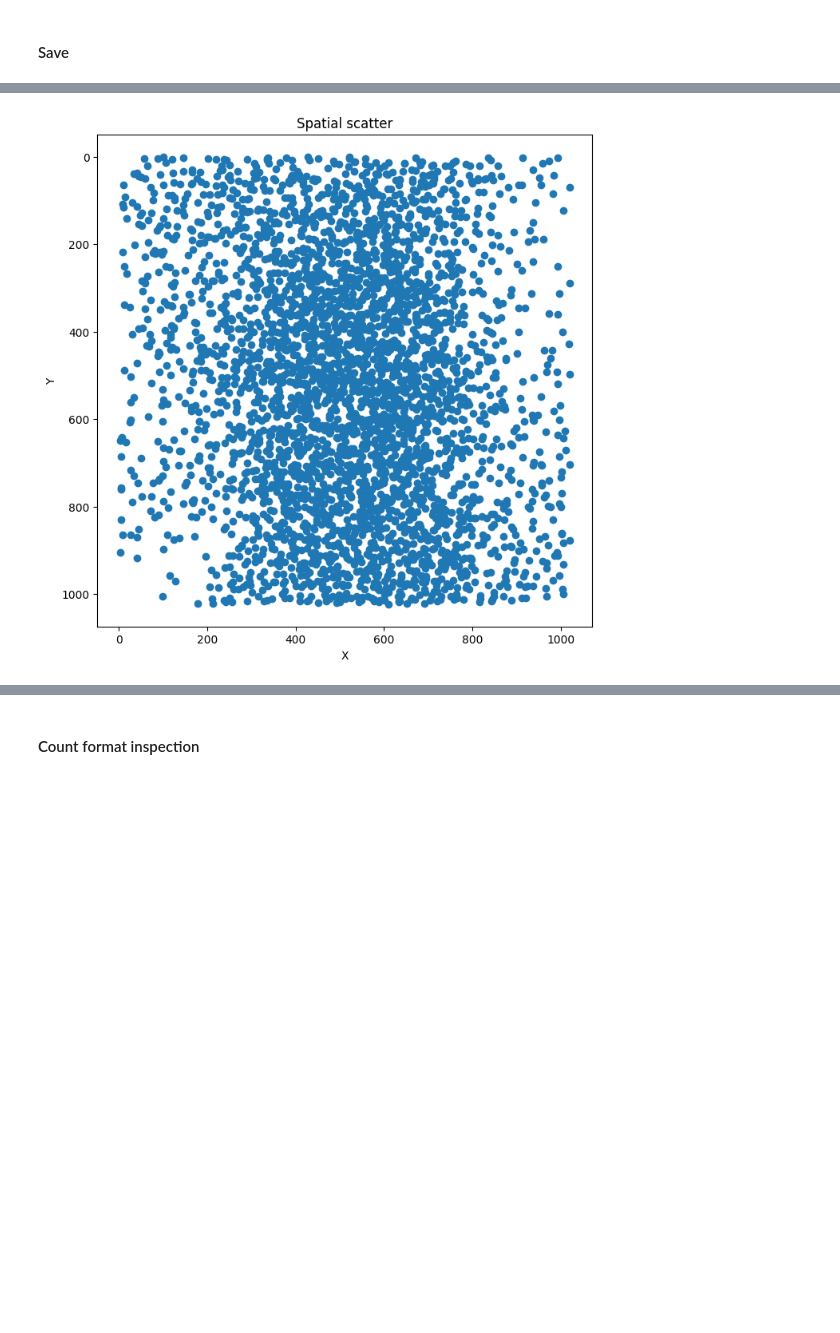
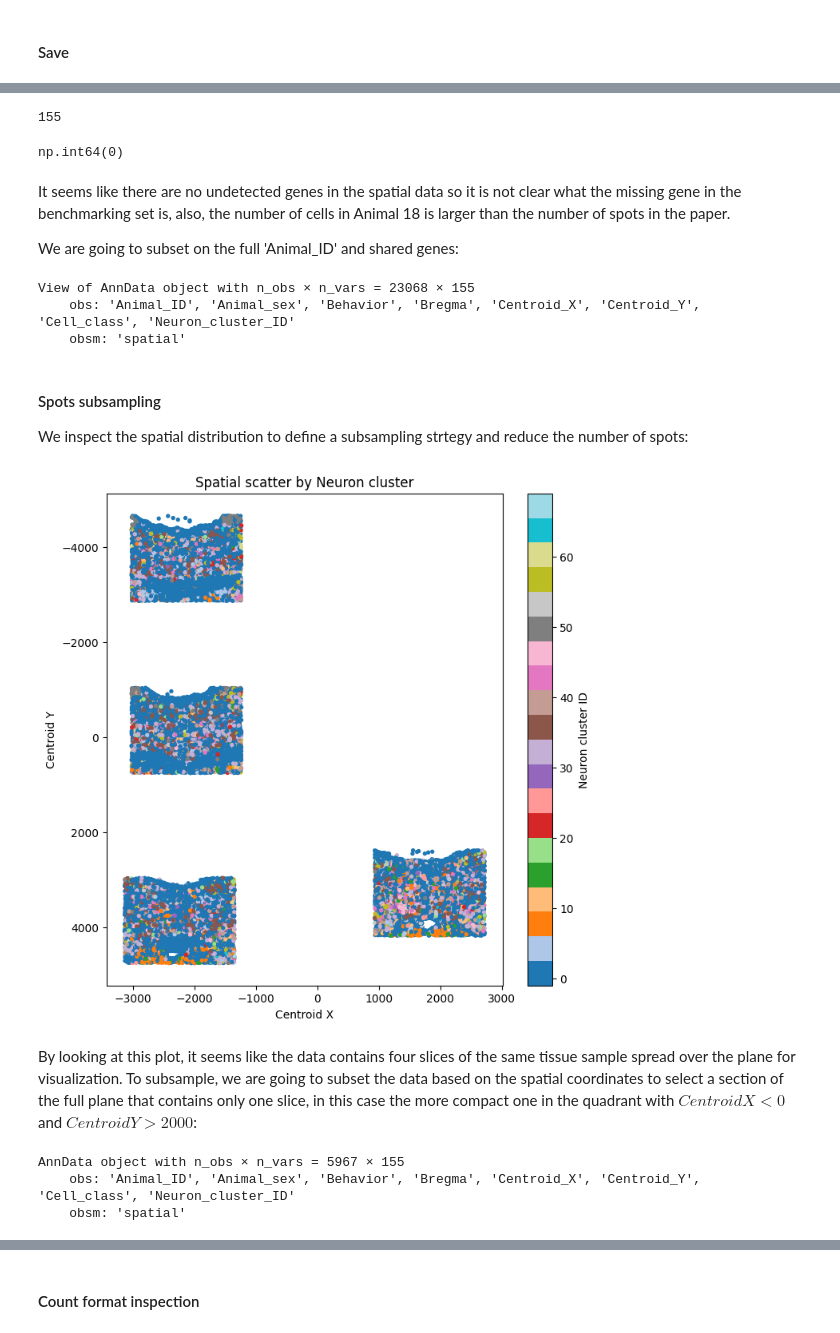
Before and after one commit to enric-bazz/tangramlit_dev, a Jupyter notebook: Notebooks/dataset3_data_pp.ipynb, the cells around one changed output, grey strips where cells are left out. Saved outputs shown, nothing was run; the diff lists cells and outputs as text; code cells hidden in the pictures; blank space fills up the shorter version.

```diff
--- a/Notebooks/dataset3_data_pp.ipynb
+++ b/Notebooks/dataset3_data_pp.ipynb
@@ -230 +235,7 @@ seqfish_coords.columns = ["X", "Y", "Label"]  # name columns
+# %%
+# Read csv
+merfish_df = pd.read_csv(data_path + "merfish_all_cells_counts_meta.csv", header=0, index_col=0)  # Cell_ID column as index
+metadata_cols = ['Animal_ID','Animal_sex','Behavior','Bregma','Centroid_X','Centroid_Y','Cell_class','Neuron_cluster_ID']
+metadata_df = merfish_df[metadata_cols]
+expression_df = merfish_df.drop(columns=metadata_cols)
 # %%
@@ -254,10 +266,10 @@ Shape matches the one in the benchmarking paper exactly.
 # %%
 # Create anndata
 adata_st = ad.AnnData(
-    seqfish_counts.T,  # transpose counts df
-    obs=seqfish_coords,
+    expression_df,
+    obs=metadata_df,
 )
-# set spatial coordinates
-adata_st.obsm['spatial'] = adata_st.obs[['X', 'Y']].to_numpy()
+# add spatial coordinates
+adata_st.obsm['spatial'] = adata_st.obs[['Centroid_X', 'Centroid_Y']].to_numpy()
 adata_st
 # %% [output]
@@ -267,13 +287,53 @@ AnnData object with n_obs × n_vars = 3585 × 249
+# %%
+# find common genes
+common_genes = adata_sc.var_names.intersection(adata_st.var_names)
+len(common_genes)
+# %% [output]
+155
+# %%
+# find all zero genes
+per_gene_counts = adata_st[:, common_genes].X.sum(axis=0)
+(per_gene_counts == 0).sum()
+# %% [output]
+np.int64(0)
+# %% [markdown]
+It seems like there are no undetected genes in the spatial data so it is not clear what the missing gene in the benchmarking set is, also, the number of cells in Animal 18 is larger than the number of spots in the paper.
+
+We are going to subset on the full 'Animal_ID' and shared genes:
+# %%
+adata_st = adata_st[adata_st.obs['Animal_ID'] == 18, common_genes]  # subset
+adata_st
+# %% [output]
+View of AnnData object with n_obs × n_vars = 23068 × 155
+    obs: 'Animal_ID', 'Animal_sex', 'Behavior', 'Bregma', 'Centroid_X', 'Centroid_Y', 'Cell_class', 'Neuron_cluster_ID'
+    obsm: 'spatial'
+# %% [markdown]
+#### Spots subsampling
+We inspect the spatial distribution to define a subsampling strtegy and reduce the number of spots:
 # %%
-x = adata_st.obs['X']
-y = adata_st.obs['Y']
+x = adata_st.obs['Centroid_X']
+y = adata_st.obs['Centroid_Y']
+if adata_st.obs['Neuron_cluster_ID'].dtype.name == 'category':
+    c = adata_st.obs['Neuron_cluster_ID'].cat.codes
+else:
+    c = adata_st.obs['Neuron_cluster_ID']
 
 plt.figure(figsize=(8,8))
-scatter = plt.scatter(x, y)
-plt.xlabel('X')
-plt.ylabel('Y')
-plt.title('Spatial scatter')
-plt.gca().invert_yaxis()  # optional, for typical tissue orientation
+plt.scatter(x, y, c=c, cmap='tab20', s=8)
+plt.xlabel('Centroid X')
+plt.ylabel('Centroid Y')
+plt.title('Spatial scatter by Neuron cluster')
+plt.gca().invert_yaxis()
+plt.colorbar(label='Neuron cluster ID')
 plt.show()
 # %% [output]
-[figure, old version]
+[figure, new version]
+# %% [markdown]
+By looking at this plot, it seems like the data contains four slices of the same tissue sample spread over the plane for visualization. To subsample, we are going to subset the data based on the spatial coordinates to select a section of the full plane that contains only one slice, in this case the more compact one in the quadrant with $Centroid X < 0$ and $Centroid Y > 2000$:
+# %%
+adata_st = adata_st[(adata_st.obs['Centroid_X'] < 0) & (adata_st.obs['Centroid_Y'] > 2000)].copy()
+adata_st
+# %% [output]
+AnnData object with n_obs × n_vars = 5967 × 155
+    obs: 'Animal_ID', 'Animal_sex', 'Behavior', 'Bregma', 'Centroid_X', 'Centroid_Y', 'Cell_class', 'Neuron_cluster_ID'
+    obsm: 'spatial'
```
Also changed, not shown: parts of 71 cells of this notebook, 16 other files.
